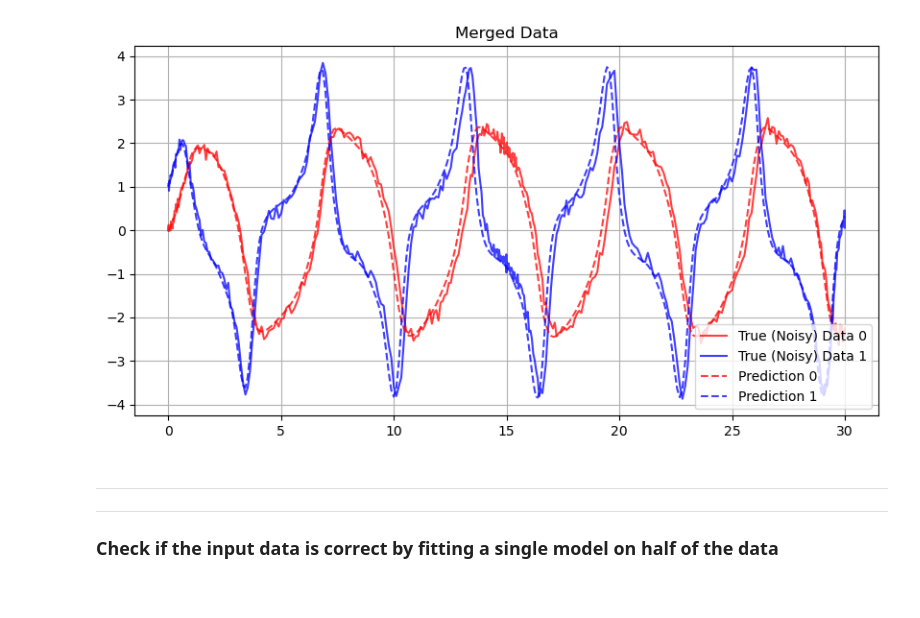
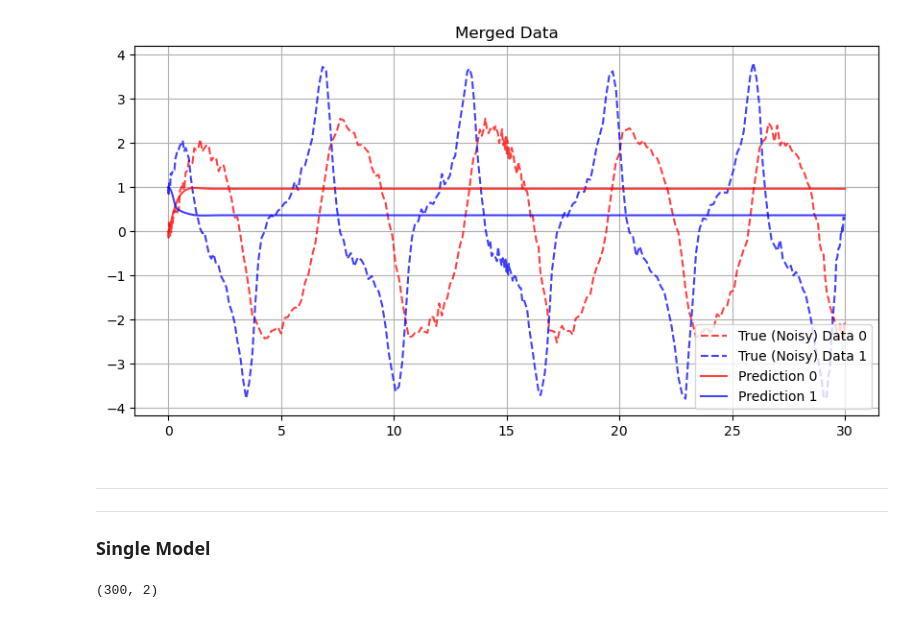
Before and after one commit to mariashapo/NODE, a Jupyter notebook: 03_admm/train_pyomo_admm_toy.ipynb, the cells around one changed output. Drawn from its saved outputs; the diff is of its cells as text; code cells hidden in the pictures.

```diff
--- a/03_admm/train_pyomo_admm_toy.ipynb
+++ b/03_admm/train_pyomo_admm_toy.ipynb
@@ -151,0 +141,5 @@ plt.show()
+# %%
+#initial_states = [np.random.rand(2) for _ in range(10)]
+
+initial_states = [np.array([0.0, 1.0])]
+ts, ys, y_est, Ds = generate_admm_data(initial_states[0])
@@ -224,20 +271,20 @@ elif case == 1:
 pred = ode_model.node_diffrax_pred(init_state, jnp.array(ts), None, 'consensus')
 # %%
 plt.figure(figsize=(10, 5))
-plt.plot(ts, ys[:, 0], label='True (Noisy) Data 0', color = 'red', alpha = 0.75)
-plt.plot(ts, ys[:, 1], label='True (Noisy) Data 1', color = 'blue', alpha = 0.75)
+plt.plot(ts, ys[:, 0], label='True (Noisy) Data 0', color = 'red', ls = '--', alpha = 0.75)
+plt.plot(ts, ys[:, 1], label='True (Noisy) Data 1', color = 'blue', ls = '--', alpha = 0.75)
 
-plt.plot(ts[:], pred[:,0], label='Prediction 0', color = 'red', ls = '--', alpha = 0.75)
-plt.plot(ts[:], pred[:,1], label='Prediction 1', color = 'blue', ls = '--', alpha = 0.75)
+plt.plot(ts[:], pred[:,0], label='Prediction 0', color = 'red', alpha = 0.75)
+plt.plot(ts[:], pred[:,1], label='Prediction 1', color = 'blue', alpha = 0.75)
 plt.legend(loc ="lower right")
 plt.grid(True)
 plt.title("Merged Data")
 plt.show()
 # %% [output]
-[figure, old version]
+[figure, new version]
-# %% [markdown]
----
----
-### Check if the input data is correct by fitting a single model on half of the data
+# %% [markdown]
+---
+---
+### Single Model
 # %%
 data_params_vdp_full = {
@@ -255,10 +302,14 @@ data_prep.load_data()
 data_prep.prepare_collocation()
 data_prep.estimate_derivative()
 # %%
+ys_single_true = np.array(data_prep.y)
 ys_single = np.array(data_prep.y_noisy)
+print(ys_single.shape)
 ts_single = np.array(data_prep.t)
 Ds_single = np.array(data_prep.D)
 y_est_single = np.array(data_prep.est_sol)
+# %% [output]
+(300, 2)
 # %%
 class TrainerToyLocal:
     def __init__(self, y_noisy, t, D, layer_widths, act_func = 'tanh', y_init = None, penalty_lambda_reg = 0.001, time_invar = True, w_init_method = 'xavier', reg_norm = False, skip_collocation = np.inf):
```
Also changed, not shown: parts of 22 cells of this notebook, 1 other file.
